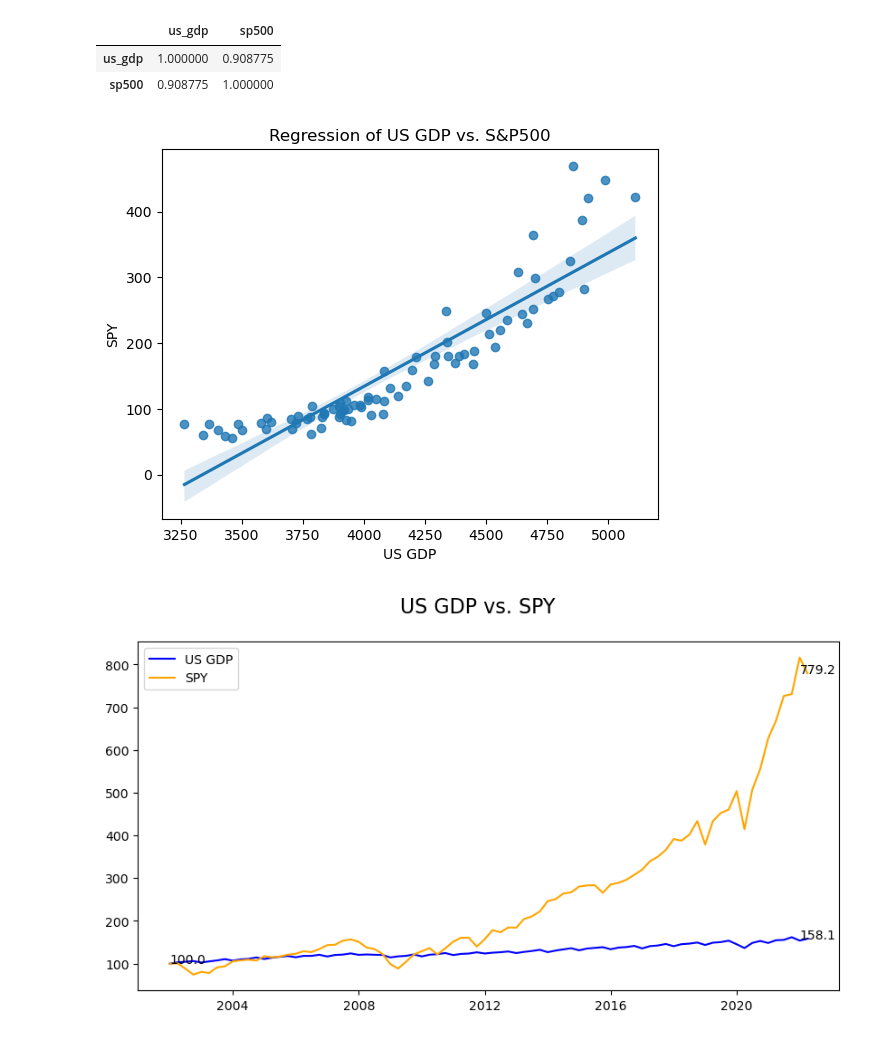
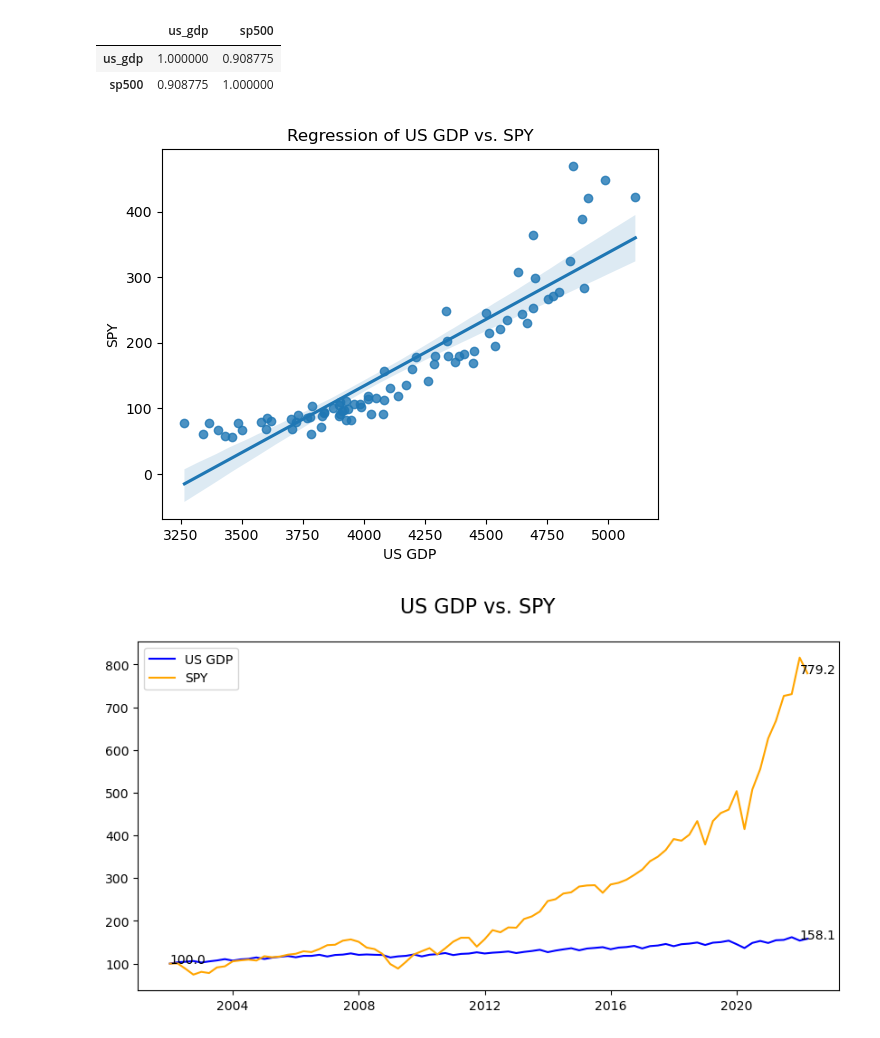
Before and after one commit to tillfurger/stock_vs_gdp, a Jupyter notebook: notebooks/data_analysis.ipynb, the cells around one changed output. Drawn from its saved outputs; the diff is of its cells as text; code cells hidden in the pictures.

```diff
--- a/notebooks/data_analysis.ipynb
+++ b/notebooks/data_analysis.ipynb
@@ -74,11 +74,11 @@ data[['us_gdp', 'sp500']].corr()
 | us_gdp | 1.000000 | 0.908775 |
 | sp500 | 0.908775 | 1.000000 |
 # %%
-fig = sns.regplot(x=data.us_gdp, y=data.sp500).set(xlabel='US GDP', ylabel='SPY', title='Regression of US GDP vs. S&P500');
+fig = sns.regplot(x=data.us_gdp, y=data.sp500).set(xlabel='US GDP', ylabel='SPY', title='Regression of US GDP vs. SPY');
 
 plt.savefig("../reports/figures/regression.svg")
 # %% [output]
-[figure, old version]
+[figure, new version]
 # %%
 # Make the two series to start at 100
 
```
Also changed, not shown: 11 other files.
